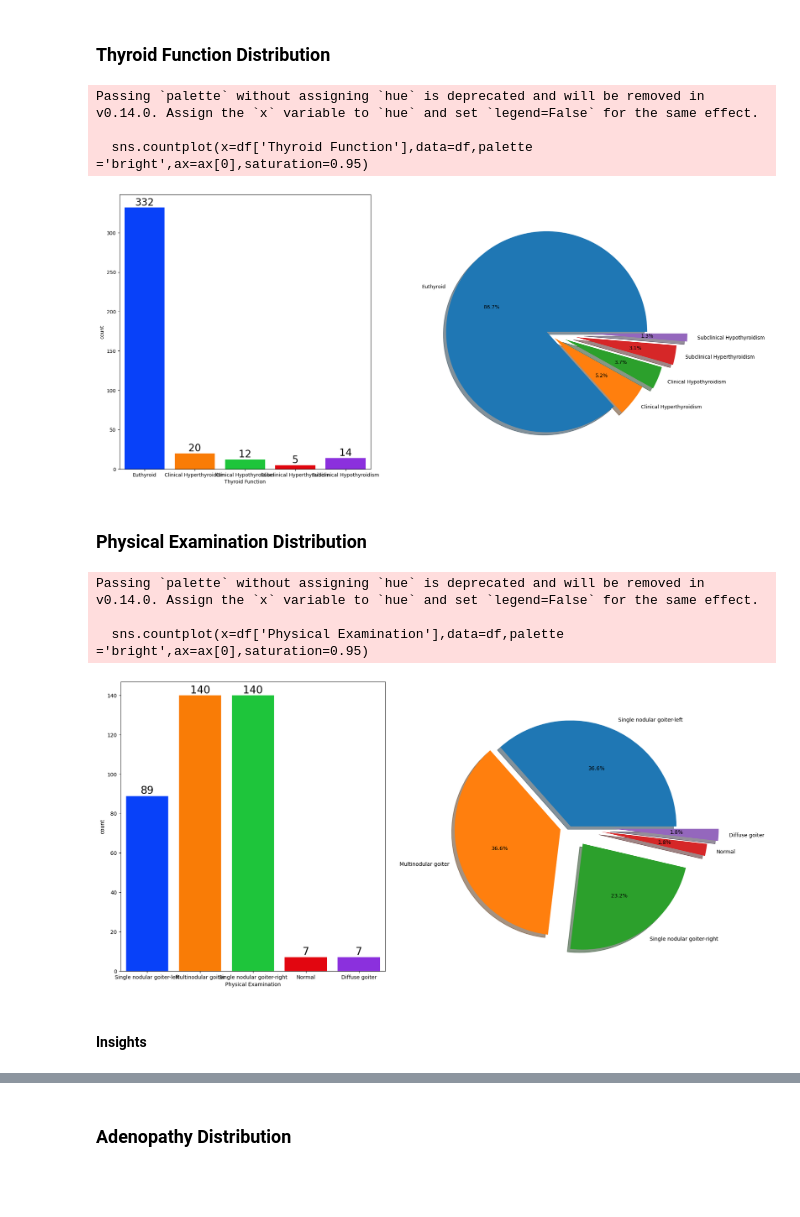
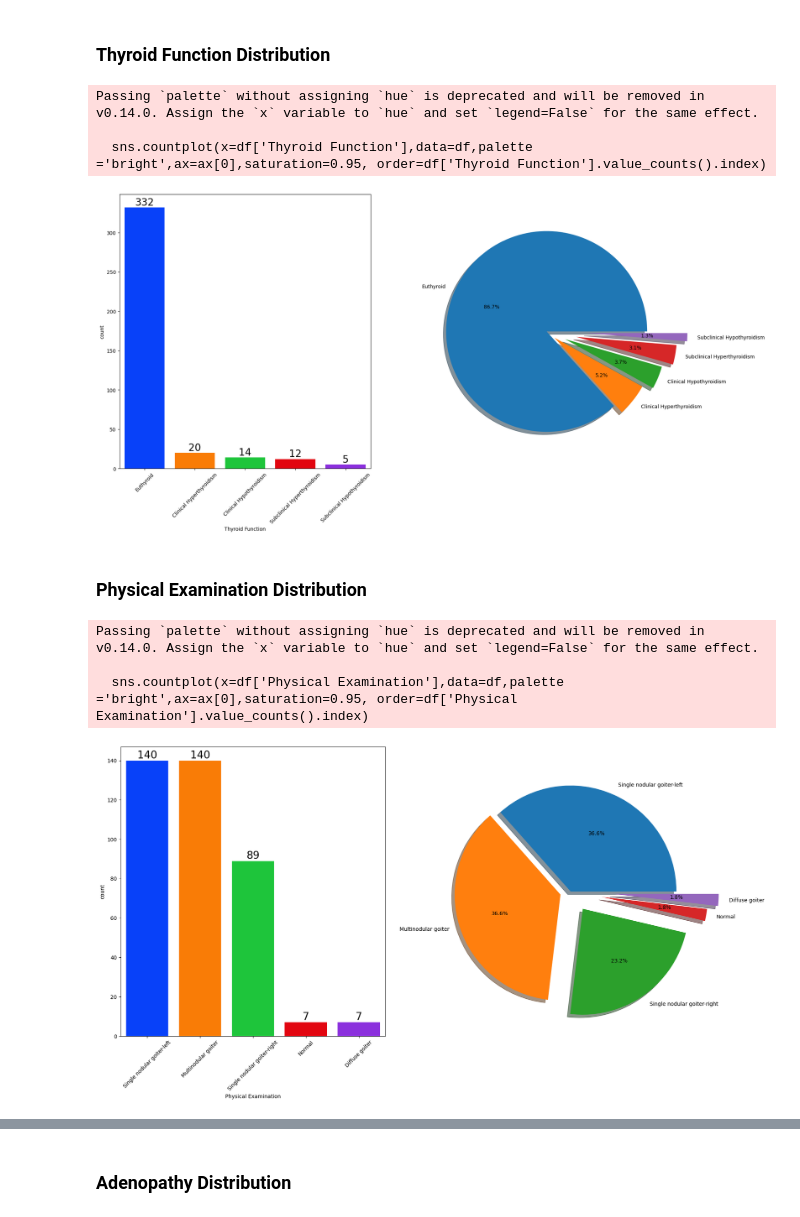
Before and after one commit to ShaniceWilliams/thyroid-study, a Jupyter notebook: notebooks/1.0-eda.ipynb, the cells around one changed output, grey strips where cells are left out. Saved outputs shown, nothing was run; the diff lists cells and outputs as text; code cells hidden in the pictures; blank space fills up the shorter version.

```diff
--- a/notebooks/1.0-eda.ipynb
+++ b/notebooks/1.0-eda.ipynb
@@ -182,0 +187,8 @@ dtype: int64
+# %%
+f,ax=plt.subplots(1,2,figsize=(10,8))
+sns.countplot(x=df['Gender'],data=df,palette ='bright',ax=ax[0],saturation=0.95)
+for container in ax[0].containers:
+    ax[0].bar_label(container,color='black',size=20)
+
+plt.pie(x=df['Gender'].value_counts(),labels=['F','M'],explode=[0,0.1],autopct='%1.1f%%',shadow=True,colors=['#ff4d4d','#ff8000'])
+plt.show()
@@ -183,12 +204,12 @@ dtype: int64
 # %% [markdown]
 ### Smoking distribution
 # %%
-f,ax=plt.subplots(1,2,figsize=(20,10))
+f,ax=plt.subplots(1,2,figsize=(10,8))
 sns.countplot(x=df['Smoking'],data=df,palette ='bright',ax=ax[0],saturation=0.95)
 for container in ax[0].containers:
     ax[0].bar_label(container,color='black',size=20)
 
-plt.pie(x=df['Smoking'].value_counts(),labels=['Yes','No'],explode=[0,0.1],autopct='%1.1f%%',shadow=True,colors=['#ff4d4d','#ff8000'])
+plt.pie(x=df['Smoking'].value_counts(),labels=df['Smoking'].unique(), explode=[0,0.1],autopct='%1.1f%%',shadow=True,colors=['#ff4d4d','#ff8000'])
 plt.show()
 # %% [output]
 Passing `palette` without assigning `hue` is deprecated and will be removed in v0.14.0. Assign the `x` variable to `hue` and set `legend=False` for the same effect.
@@ -238,40 +264,38 @@ There are a very low (1.8%) number of patients who have a history of having radi
 # %% [markdown]
 ### Thyroid Function Distribution
 # %%
-# TODO: Update plot so x axis labels can be read
+f,ax=plt.subplots(1,2,figsize=(20,10))
+sns.countplot(x=df['Thyroid Function'],data=df,palette ='bright',ax=ax[0],saturation=0.95, order=df['Thyroid Function'].value_counts().index)
 
-f,ax=plt.subplots(1,2,figsize=(20,10))
-sns.countplot(x=df['Thyroid Function'],data=df,palette ='bright',ax=ax[0],saturation=0.95)
 
 for container in ax[0].containers:
     ax[0].bar_label(container,color='black',size=20)
+    ax[0].set_xticklabels(labels=df['Thyroid Function'].unique(), rotation=45)
     # plt.xticks(rotation=90)
 
-plt.pie(x=df['Thyroid Function'].value_counts(),labels=['Euthyroid', 'Clinical Hyperthyroidism', 'Clinical Hypothyroidism', 'Subclinical Hyperthyroidism','Subclinical Hypothyroidism'],explode=[0, 0.1, 0.2, 0.3, 0.4],autopct='%1.1f%%',shadow=True)
+plt.pie(x=df['Thyroid Function'].value_counts(),labels=df['Thyroid Function'].unique(),explode=[0, 0.1, 0.2, 0.3, 0.4],autopct='%1.1f%%',shadow=True)
 plt.show()
 # %% [output]
 Passing `palette` without assigning `hue` is deprecated and will be removed in v0.14.0. Assign the `x` variable to `hue` and set `legend=False` for the same effect.
 
-  sns.countplot(x=df['Thyroid Function'],data=df,palette ='bright',ax=ax[0],saturation=0.95)
+  sns.countplot(x=df['Thyroid Function'],data=df,palette ='bright',ax=ax[0],saturation=0.95, order=df['Thyroid Function'].value_counts().index)
-[figure, old version]
+[figure, new version]
 # %% [markdown]
 ### Physical Examination Distribution
 # %%
 # TODO: Update plot so x axis labels can be read
 
 f,ax=plt.subplots(1,2,figsize=(20,10))
-sns.countplot(x=df['Physical Examination'],data=df,palette ='bright',ax=ax[0],saturation=0.95)
+sns.countplot(x=df['Physical Examination'],data=df,palette ='bright',ax=ax[0],saturation=0.95, order=df['Physical Examination'].value_counts().index)
 
 for container in ax[0].containers:
     ax[0].bar_label(container,color='black',size=20)
-    # plt.xticks(rotation=90)
+    ax[0].set_xticklabels(labels=['Single nodular goiter-left', 'Multinodular goiter', 'Single nodular goiter-right', 'Normal', 'Diffuse goiter'], rotation=45)
 
 plt.pie(x=df['Physical Examination'].value_counts(),labels=['Single nodular goiter-left', 'Multinodular goiter', 'Single nodular goiter-right', 'Normal', 'Diffuse goiter'],explode=[0, 0.1, 0.2, 0.3, 0.4],autopct='%1.1f%%',shadow=True)
 plt.show()
 # %% [output]
 Passing `palette` without assigning `hue` is deprecated and will be removed in v0.14.0. Assign the `x` variable to `hue` and set `legend=False` for the same effect.
 
-  sns.countplot(x=df['Physical Examination'],data=df,palette ='bright',ax=ax[0],saturation=0.95)
+  sns.countplot(x=df['Physical Examination'],data=df,palette ='bright',ax=ax[0],saturation=0.95, order=df['Physical Examination'].value_counts().index)
-[figure, old version]
+[figure, new version]
-# %% [markdown]
-#### Insights
```
Also changed, not shown: parts of 24 cells of this notebook, 1 other file.
